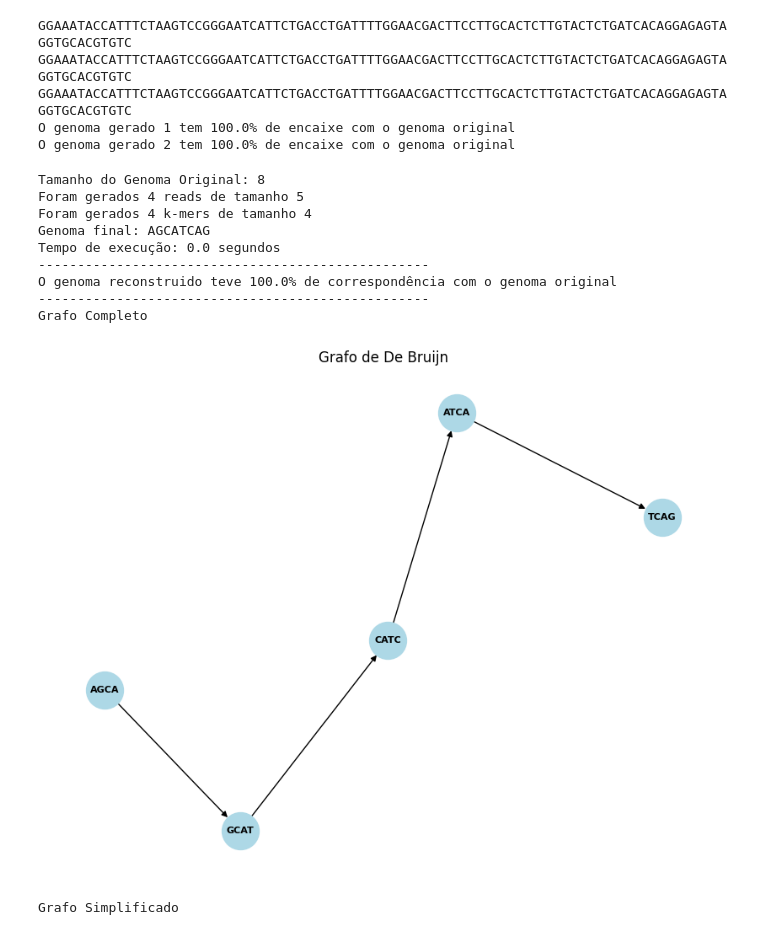
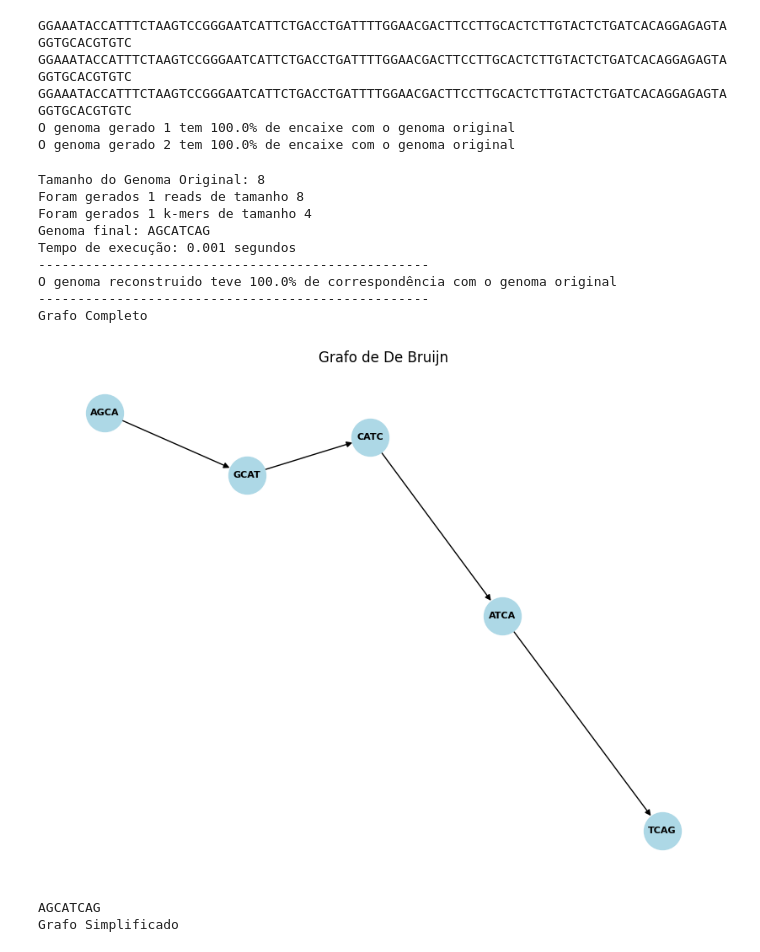
Before and after one commit to Arthurfpmaciel/DeBruijnGraph, a Jupyter notebook: teste.ipynb, the cells around one changed output. Cells and saved outputs as stored; diff of their text form; code cells hidden in the pictures.

```diff
--- a/teste.ipynb
+++ b/teste.ipynb
@@ -213,10 +212,10 @@ def recombinacao_genetica(genoma,tamanho_read,k):
         print(f"Genoma final: {genoma1}")
         end = time.time()-start
         print(f"Tempo de execução: {round(end,4)} segundos")
-        grafo_simplificado,_= manager.simplificar_grafo(grafo,caminho)
+        # grafo_simplificado,_= manager.simplificar_grafo(grafo,caminho)
         # caminho_simplificado = manager.obter_caminho_euleriano(grafo_simplificado)
         # genoma1_simplificado = manager.reconstruir_genoma(caminho_simplificado)
-        return grafo, genoma1, grafo_simplificado, end
+        return grafo, genoma1, grafo, end
     else:
         print("O grafo não possui caminho Euleriano")
 
@@ -232,24 +231,26 @@ genoma4 = ler_genoma("./test_data/teste_tamanho_8000.txt")
 genoma5 = ler_genoma("./test_data/teste_tamanho_80000.txt")
 genoma_real = ler_genoma("./test_data/genoma_escherichia_phage.txt")
 # %%
-grafo, genoma, grafo_simplificado,tempo = recombinacao_genetica(genoma1,5,4)
+grafo, genoma, grafo_simplificado,tempo = recombinacao_genetica(genoma1,8,4)
 print("-"*50)
 corr = manager.comparar_genormas(genoma1,genoma)
 print(f"O genoma reconstruido teve {round(corr*100,2)}% de correspondência com o genoma original")
 print("-"*50)
 print("Grafo Completo")
 manager.desenhar_grafo(grafo)
+print(genoma)
 print("Grafo Simplificado")
 manager.desenhar_grafo(grafo_simplificado)
 # %% [output]
 Tamanho do Genoma Original: 8
-Foram gerados 4 reads de tamanho 5
-Foram gerados 4 k-mers de tamanho 4
+Foram gerados 1 reads de tamanho 8
+Foram gerados 1 k-mers de tamanho 4
 Genoma final: AGCATCAG
-Tempo de execução: 0.0 segundos
+Tempo de execução: 0.001 segundos
 --------------------------------------------------
 O genoma reconstruido teve 100.0% de correspondência com o genoma original
 --------------------------------------------------
 Grafo Completo
-[figure, old version]
+[figure, new version]
+AGCATCAG
 Grafo Simplificado
```
Also changed, not shown: parts of 13 cells of this notebook, 3 other files.
